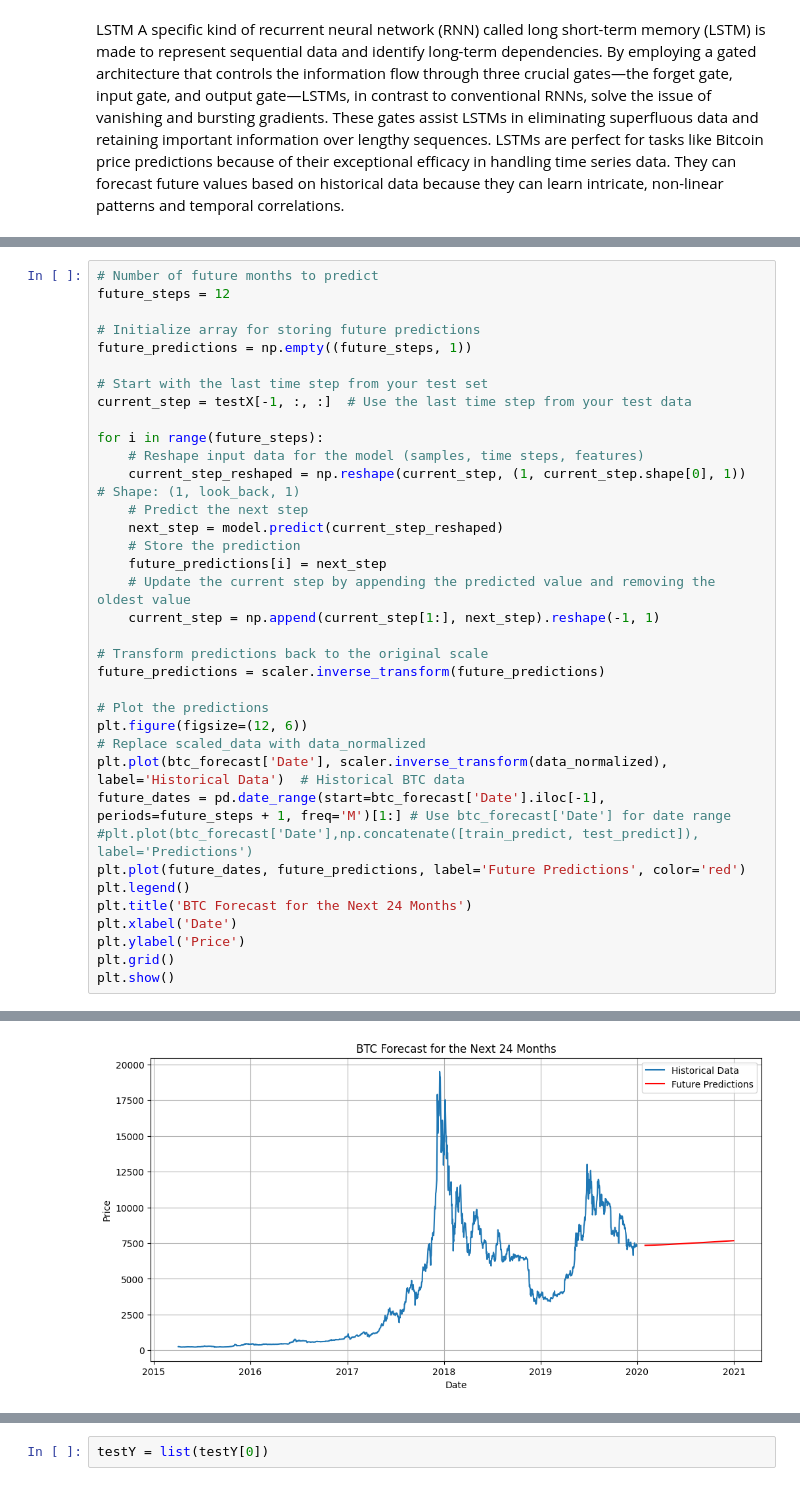
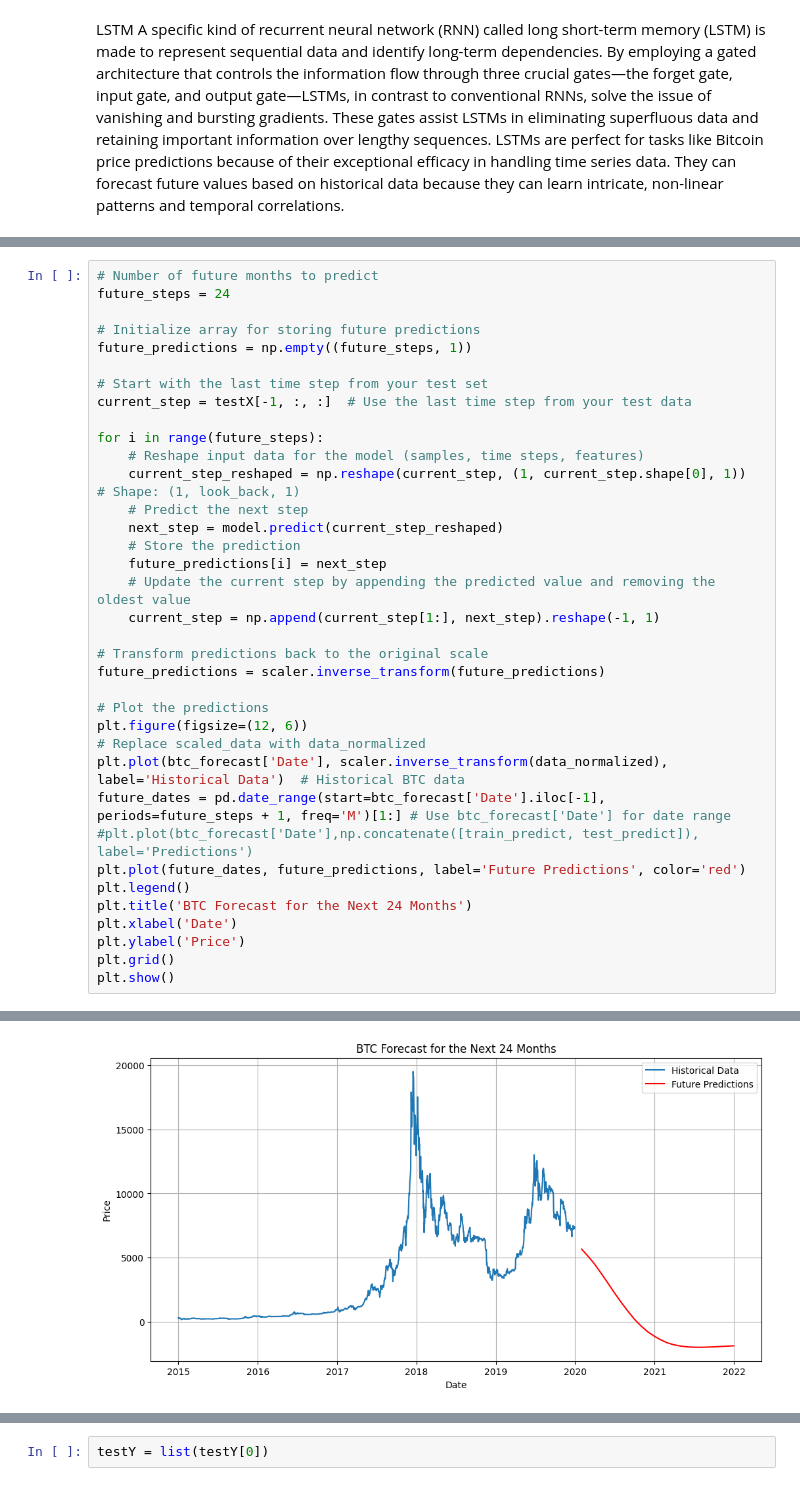
Before and after one commit to vardhan307/Forecasting-Cryptocurrency-Prices-Using-Time-Series-and-News-Sentiment-Analysis-, a Jupyter notebook: Finalprojectvardhanvvs.ipynb, the cells around one changed output, grey strips where cells are left out. Drawn from its saved outputs; the diff is of its cells as text.

```diff
--- a/Finalprojectvardhanvvs.ipynb
+++ b/Finalprojectvardhanvvs.ipynb
@@ -1223,6 +1215,6 @@ history.epoch[-1]
 # %%
 # Number of future months to predict
-future_steps = 12
+future_steps = 24
 
 # Initialize array for storing future predictions
 future_predictions = np.empty((future_steps, 1))
@@ -1272,4 +1269,4 @@ plt.show()
-[figure, old version]
+[figure, new version]
 # %%
 # For evaluating future predictions
 # Calculate and print RMSE, MAPE, R-squared
```
Also changed, not shown: parts of 37 cells of this notebook.
